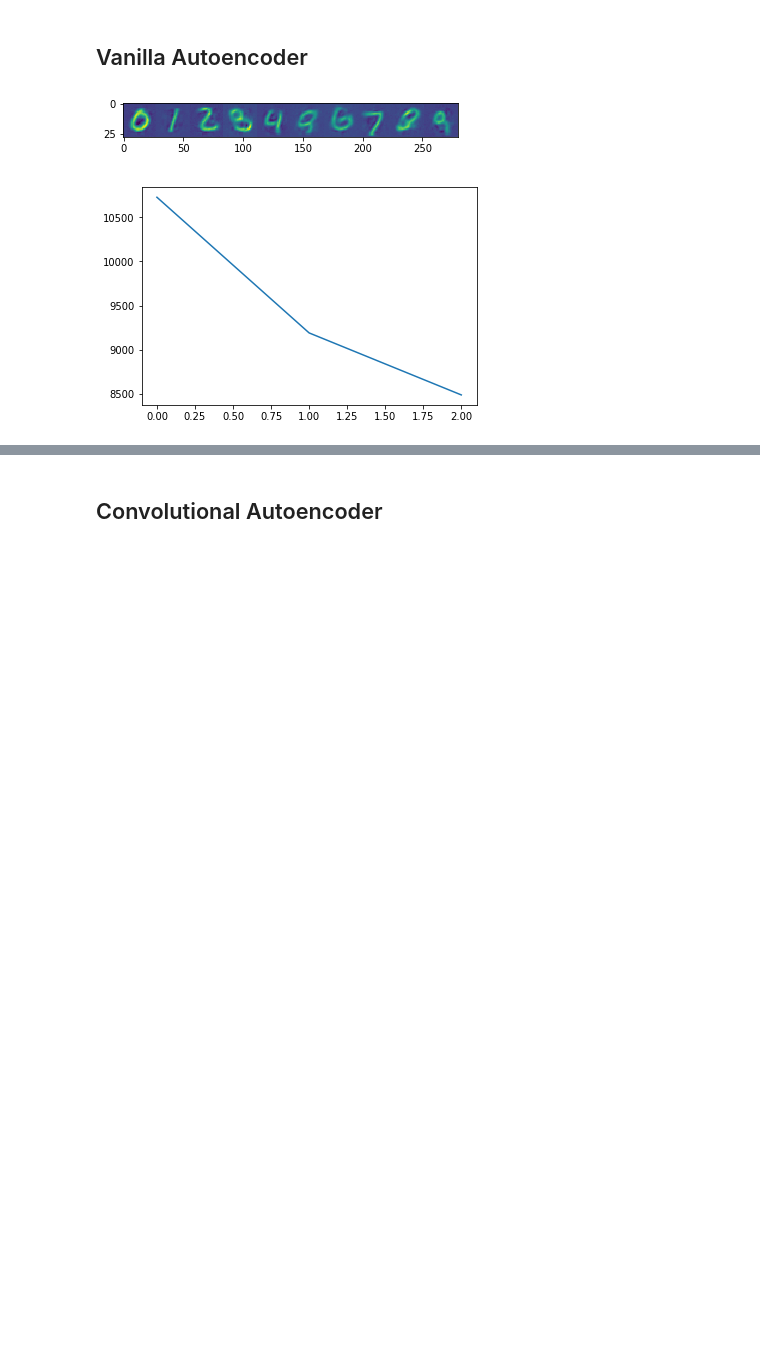
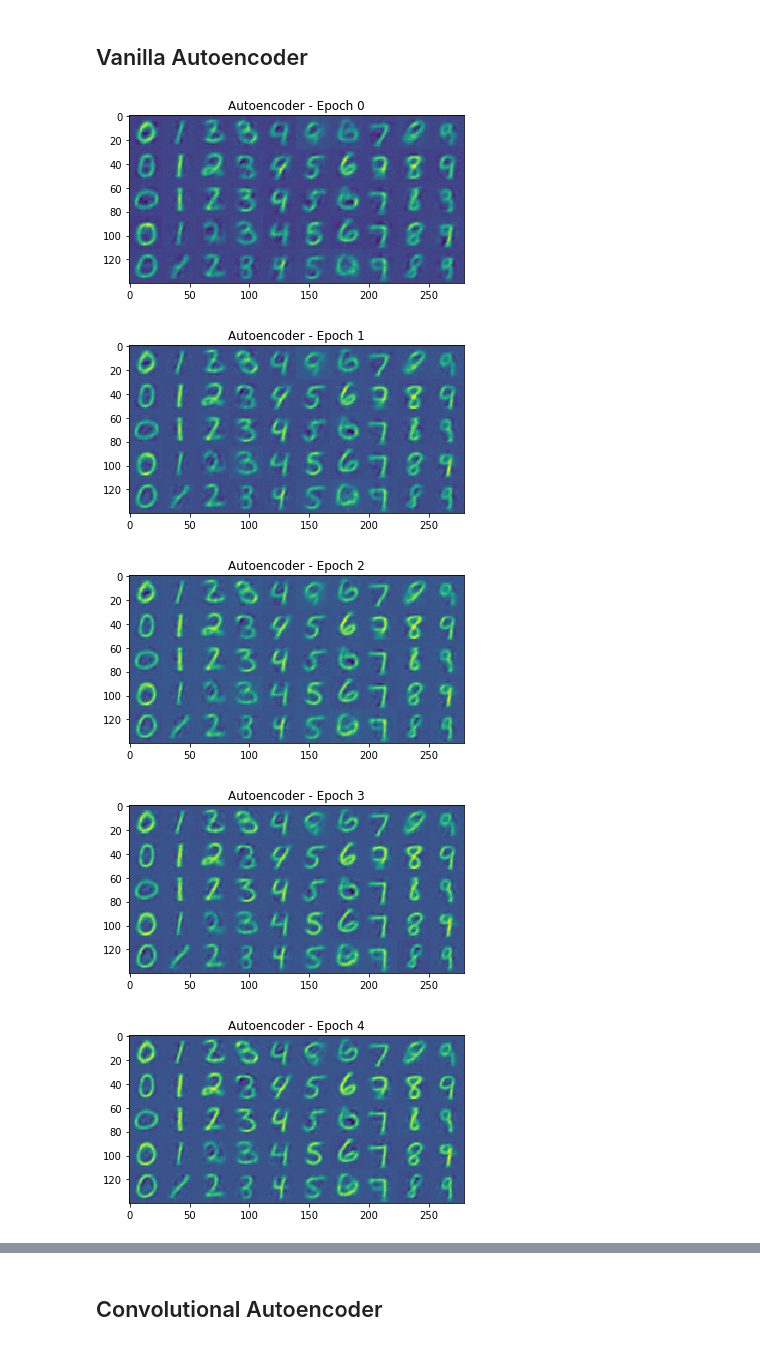
Before and after one commit to lharries/PyTorch-Autoencoders, a Jupyter notebook: autoencoders.ipynb, the cells around one changed output, grey strips where cells are left out. Saved outputs shown, nothing was run; the diff lists cells and outputs as text; code cells hidden in the pictures; blank space fills up the shorter version.

```diff
--- a/autoencoders.ipynb
+++ b/autoencoders.ipynb
@@ -36,13 +44,18 @@ test_dataloader = torch.utils.data.DataLoader(test_dataset_test, batch_size=batc
 # %%
-def calculate_loss(model, dataloader, flatten, loss_fn = nn.MSELoss()):
+def calculate_loss(model, dataloader, loss_fn=nn.MSELoss(), flatten=True, conditional=False):
     losses = []
     for batch, labels in dataloader:
         batch = batch.to(device)
+        labels = labels.to(device)
 
         if flatten:
             batch = batch.view(batch.size(0), 28*28)
 
-        loss = loss_fn(batch, model(batch))
+        if conditional:
+            loss = loss_fn(batch, model(batch, labels))
+        else:
+            loss = loss_fn(batch, model(batch))
+
         losses.append(loss)
 
     return (sum(losses)/len(losses)).item() # calculate mean
@@ -65,16 +95,20 @@ def show_visual_progress(model, test_dataloader, flatten, vae=False):
     plt.show()
-# %%
-def evaluate(losses, net, dataloader, flatten):
-    display.clear_output(wait=True)
-    loss = calculate_loss(net, dataloader, flatten)
-    show_visual_progress(net, test_dataloader, flatten, vae)
-
-    losses.append(loss)
-
-    plt.plot(losses)
-    plt.show()
+# %%
+def evaluate(losses, autoencoder, dataloader, flatten=True, vae=False, conditional=False, title=""):
+#     display.clear_output(wait=True)
+    if vae and conditional:
+        model = lambda x, y: autoencoder(x, y)[0]
+    elif vae:
+        model = lambda x: autoencoder(x)[0]
+    else:
+        model = autoencoder
+
+    loss = calculate_loss(model, dataloader, flatten=flatten, conditional=conditional)
+    show_visual_progress(model, test_dataloader, flatten=flatten, vae=vae, conditional=conditional, title=title)
+
+    losses.append(loss)
 # %%
-def train(net, dataloader, test_dataloader, epochs=5, flatten=False, loss_fn=nn.MSELoss()):
+def train(net, dataloader, test_dataloader, epochs=5, flatten=False, loss_fn=nn.MSELoss(), title=None):
     optim = torch.optim.Adam(net.parameters())
 
     train_losses = []
@@ -93,8 +127,9 @@ def train(net, dataloader, test_dataloader, epochs=5, flatten=False, loss_fn=nn.
             optim.step()
 
             train_losses.append(loss.item())
-
-        evaluate(validation_losses, net, test_dataloader, flatten)
+        if title:
+            image_title = f'{title} - Epoch {i}'
+        evaluate(validation_losses, net, test_dataloader, flatten, title=image_title)
 # %% [markdown]
 # Autoencoders
 # %% [markdown]
@@ -123,7 +158,10 @@ class Autoencoder(nn.Module):
         return self.decoder(self.encoder(x))
 # %%
 autoencoder = Autoencoder(28*28).to(device)
-train(autoencoder, train_dataloader, test_dataloader, epochs=10, flatten=True)
+train(autoencoder, train_dataloader, test_dataloader, epochs=10, flatten=True, title='Autoencoder')
 # %% [output]
-[figure, old version]
+[figure, new version]
-[figure, old version]
+[figure, new version]
+[figure, added]
+[figure, added]
+[figure, added]
```
Also changed, not shown: parts of 15 cells of this notebook, 7 other files.
